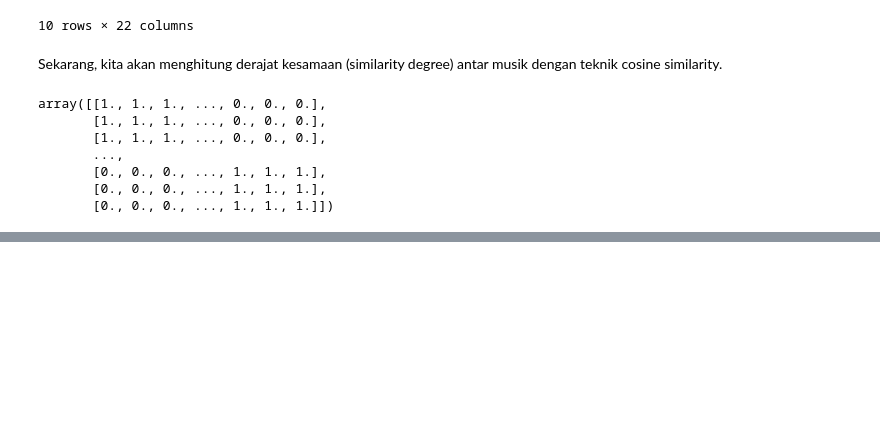
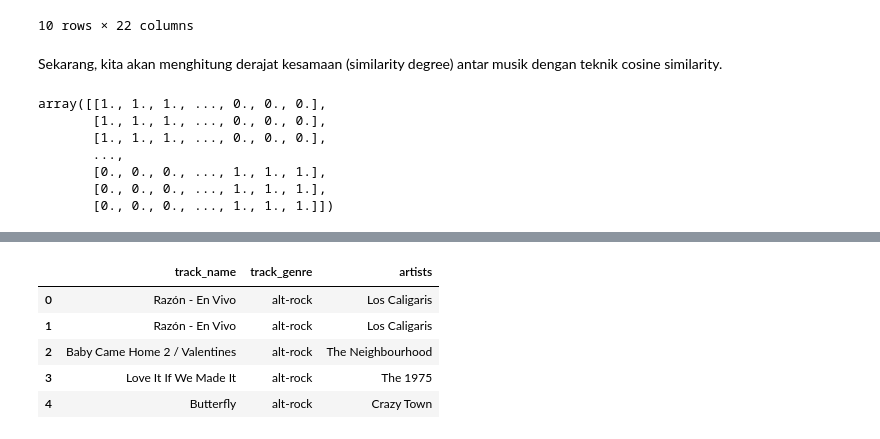
Before and after one commit to nbilasals/music_recommendation, a Jupyter notebook: music_recommendation.ipynb, the cells around one changed output, grey strips where cells are left out. Saved outputs shown, nothing was run; the diff lists cells and outputs as text; code cells hidden in the pictures; blank space fills up the shorter version.

```diff
--- a/music_recommendation.ipynb
+++ b/music_recommendation.ipynb
@@ -245,14 +254,0 @@ Define Features and Normalize
-# %%
-# Define numeric features for modeling
-features = ['danceability', 'energy', 'loudness', 'tempo', 'valence']
-
-# Check data types and missing values for selected features
-print(data[features].info())  # Ensure all are numeric
-print(data[features].isnull().sum())  # Ensure no missing values
-
-# Normalize the features using MinMaxScaler
-scaler = MinMaxScaler()
-data[features] = scaler.fit_transform(data[features])
-
-# Display the normalized data
-data[features].head()
@@ -428,0 +385,9 @@ music_recommendations('Boy In Luv')
+# %%
+music_recommendations('Call It Fate, Call It Karma')
+# %% [output]
+|  | track_name | track_genre | artists |
+| 0 | Razón - En Vivo | alt-rock | Los Caligaris |
+| 1 | Razón - En Vivo | alt-rock | Los Caligaris |
+| 2 | Baby Came Home 2 / Valentines | alt-rock | The Neighbourhood |
+| 3 | Love It If We Made It | alt-rock | The 1975 |
+| 4 | Butterfly | alt-rock | Crazy Town |
```
Also changed, not shown: parts of 17 cells of this notebook.
